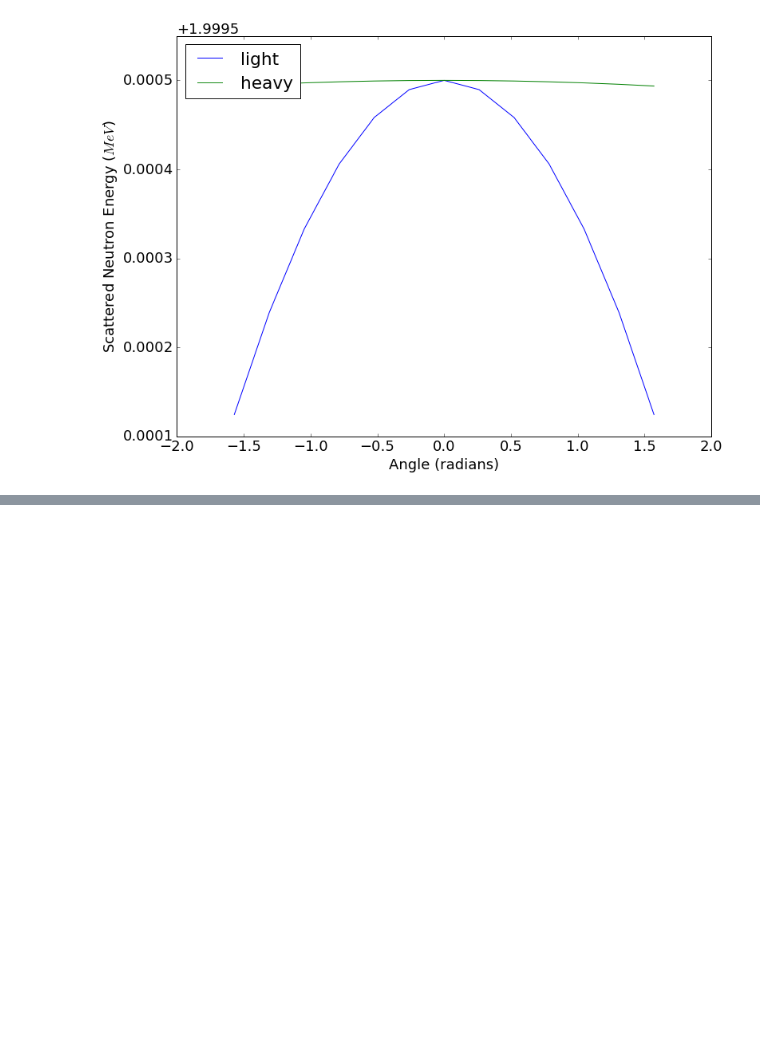
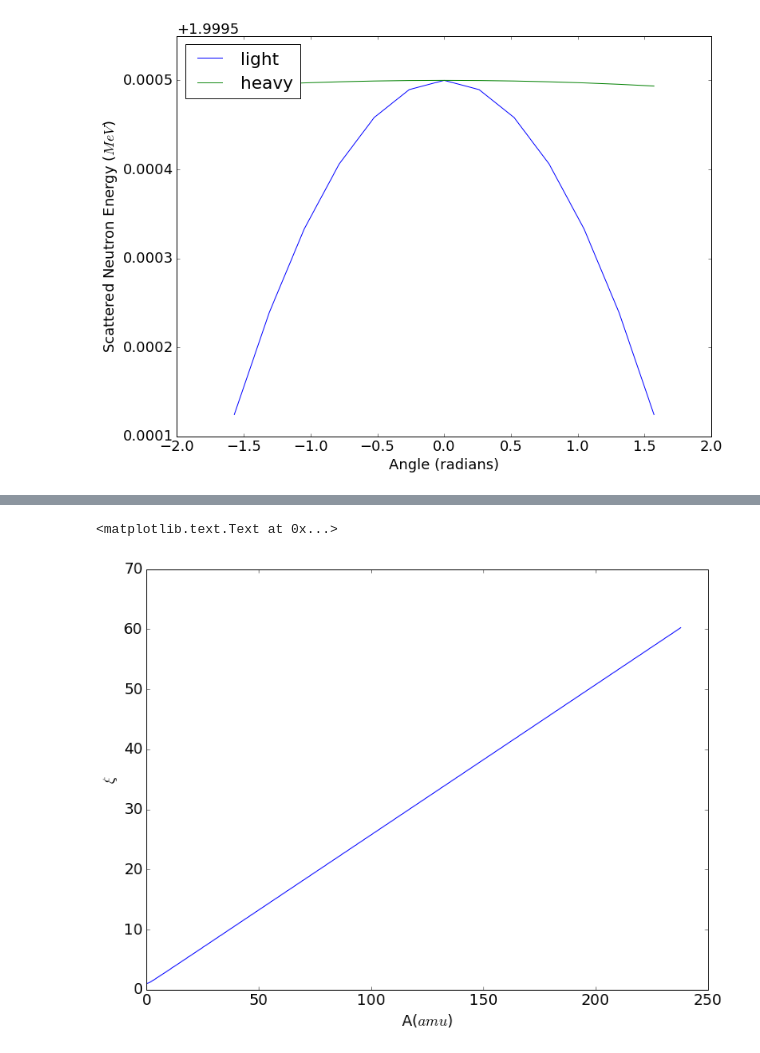
Before and after one commit to katyhuff/npre247, a Jupyter notebook: binary_reactions/binary-reactions.ipynb, the cells around one changed output, grey strips where cells are left out. Cells and saved outputs as stored; diff of their text form; code cells hidden in the pictures; blank space fills up the shorter version.

```diff
--- a/binary_reactions/binary-reactions.ipynb
+++ b/binary_reactions/binary-reactions.ipynb
@@ -671 +746,18 @@ plt.legend(loc=2)
+# %%
+def lethargy(a):
+    """Returns the average logarithmic energy loss per elastic scatter
+    Parameters
+    ----------
+    A: int or double
+        mass number of medium
+    """
+    return 1.0 + alpha(a)/(1-alpha(a))
+# %%
+a = np.arange(1, 240)
+plt.plot([lethargy(i) for i in a])
+plt.ylabel("$\\xi$")
+plt.xlabel("A($amu$)")
+# %% [output]
+<matplotlib.text.Text at 0x...>
+[figure, added]
 # %% [markdown]
```
Also changed, not shown: parts of 10 cells of this notebook.
